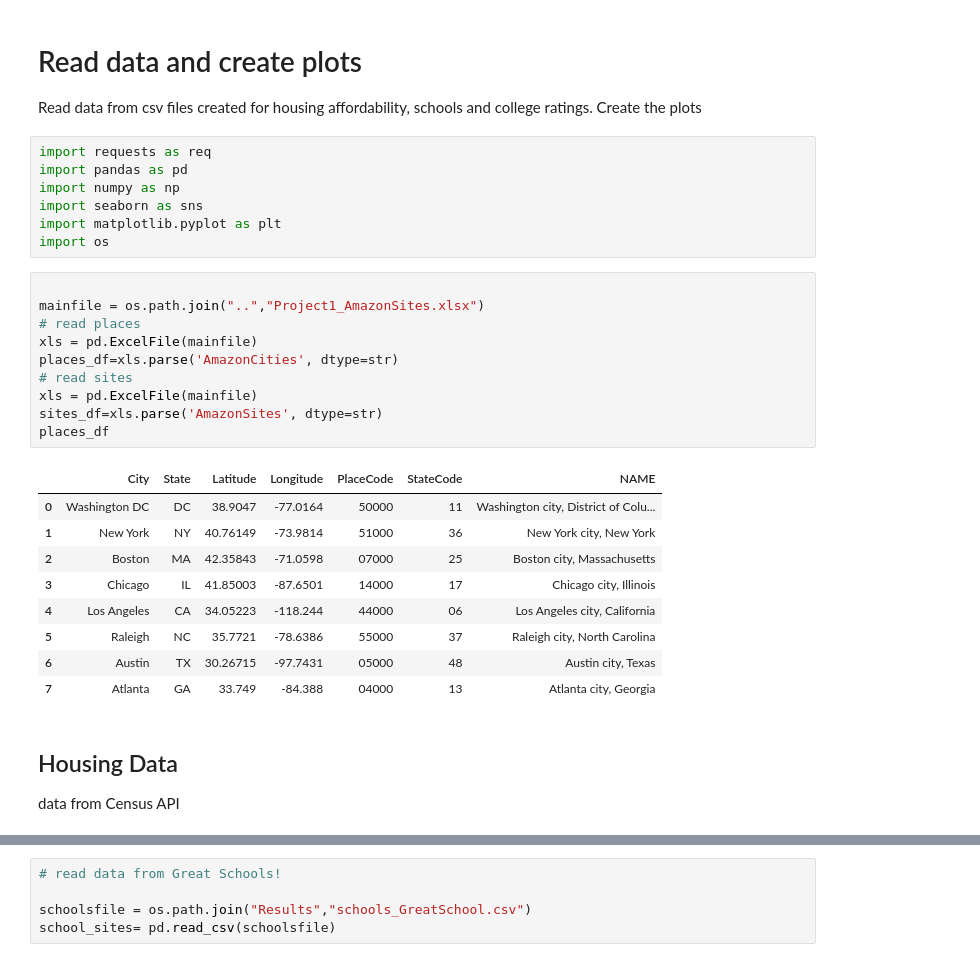
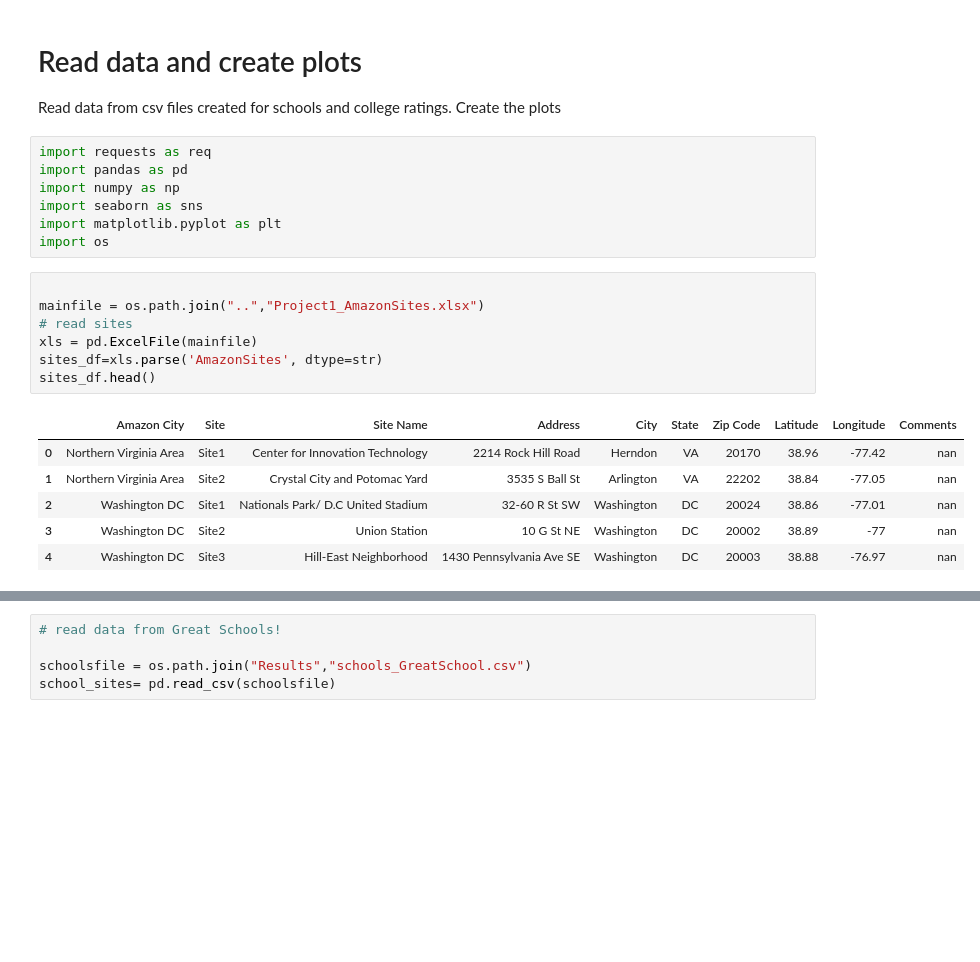
Before and after one commit to indranik/BC_Project1, a Jupyter notebook: HousingSchools_Guirlyn/schools_results.ipynb, the cells around one changed output, grey strips where cells are left out. Drawn from its saved outputs; the diff is of its cells as text; blank space fills up the shorter version.

Commit message:
separate housing and schools results file, then combine the rankings

```diff
--- a/HousingSchools_Guirlyn/housing_schools.ipynb
+++ b/HousingSchools_Guirlyn/schools_results.ipynb
@@ -1,7 +1,7 @@
 # %% [markdown]
 # Read data and create plots
 
-Read data from csv files created for housing affordability, schools and college ratings. Create the plots
+Read data from csv files created for schools and college ratings. Create the plots
 # %%
 import requests as req
 import pandas as pd
@@ -12,24 +12,14 @@ import os
 # %%
 
 mainfile = os.path.join("..","Project1_AmazonSites.xlsx")
-# read places
-xls = pd.ExcelFile(mainfile)
-places_df=xls.parse('AmazonCities', dtype=str)
 # read sites
 xls = pd.ExcelFile(mainfile)
 sites_df=xls.parse('AmazonSites', dtype=str)
-places_df
+sites_df.head()
 # %% [output]
-|  | City | State | Latitude | Longitude | PlaceCode | StateCode | NAME |
-| 0 | Washington DC | DC | 38.9047 | -77.0164 | 50000 | 11 | Washington city, District of Colu... |
-| 1 | New York | NY | 40.76149 | -73.9814 | 51000 | 36 | New York city, New York |
-| 2 | Boston | MA | 42.35843 | -71.0598 | 07000 | 25 | Boston city, Massachusetts |
-| 3 | Chicago | IL | 41.85003 | -87.6501 | 14000 | 17 | Chicago city, Illinois |
-| 4 | Los Angeles | CA | 34.05223 | -118.244 | 44000 | 06 | Los Angeles city, California |
-| 5 | Raleigh | NC | 35.7721 | -78.6386 | 55000 | 37 | Raleigh city, North Carolina |
-| 6 | Austin | TX | 30.26715 | -97.7431 | 05000 | 48 | Austin city, Texas |
-| 7 | Atlanta | GA | 33.749 | -84.388 | 04000 | 13 | Atlanta city, Georgia |
+|  | Amazon City | Site | Site Name | Address | City | State | Zip Code | Latitude | Longitude | Comments |
+| 0 | Northern Virginia Area | Site1 | Center for Innovation Technology | 2214 Rock Hill Road | Herndon | VA | 20170 | 38.96 | -77.42 | nan |
+| 1 | Northern Virginia Area | Site2 | Crystal City and Potomac Yard | 3535 S Ball St | Arlington | VA | 22202 | 38.84 | -77.05 | nan |
+| 2 | Washington DC | Site1 | Nationals Park/ D.C United Stadium | 32-60 R St SW | Washington | DC | 20024 | 38.86 | -77.01 | nan |
+| 3 | Washington DC | Site2 | Union Station | 10 G St NE | Washington | DC | 20002 | 38.89 | -77 | nan |
+| 4 | Washington DC | Site3 | Hill-East Neighborhood | 1430 Pennsylvania Ave SE | Washington | DC | 20003 | 38.88 | -76.97 | nan |
-# %% [markdown]
-## Housing Data
-
-data from Census API
```
Also changed, not shown: parts of 14 cells of this notebook, 5 other files.
